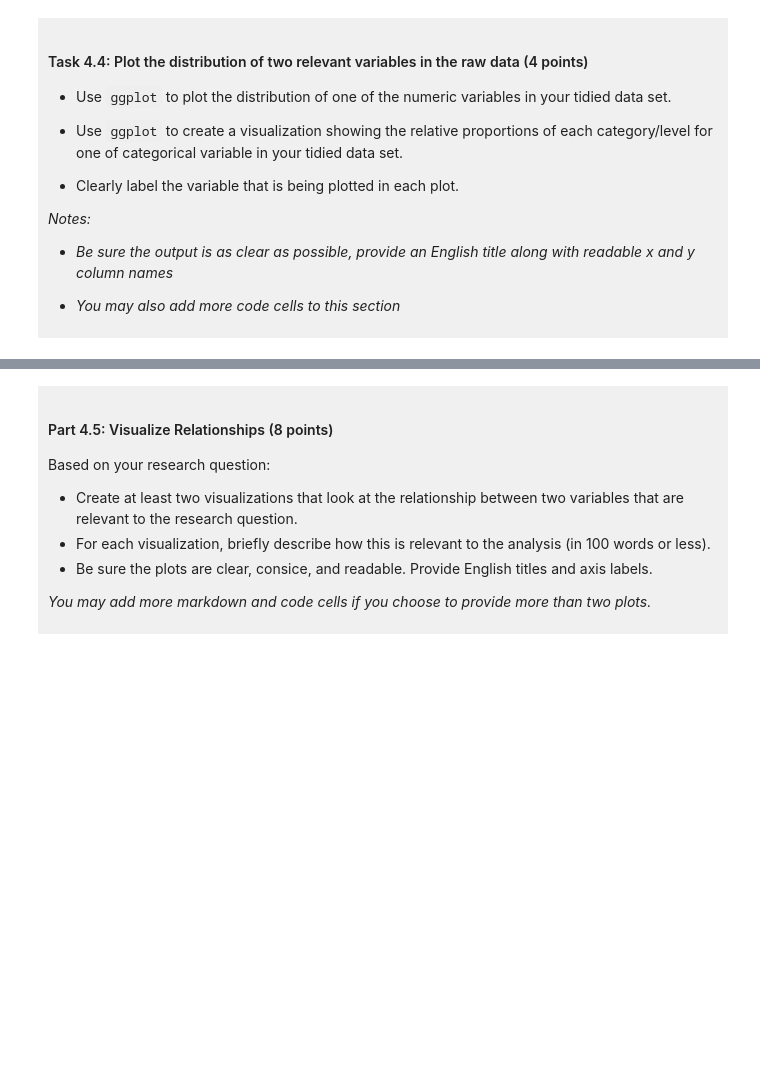
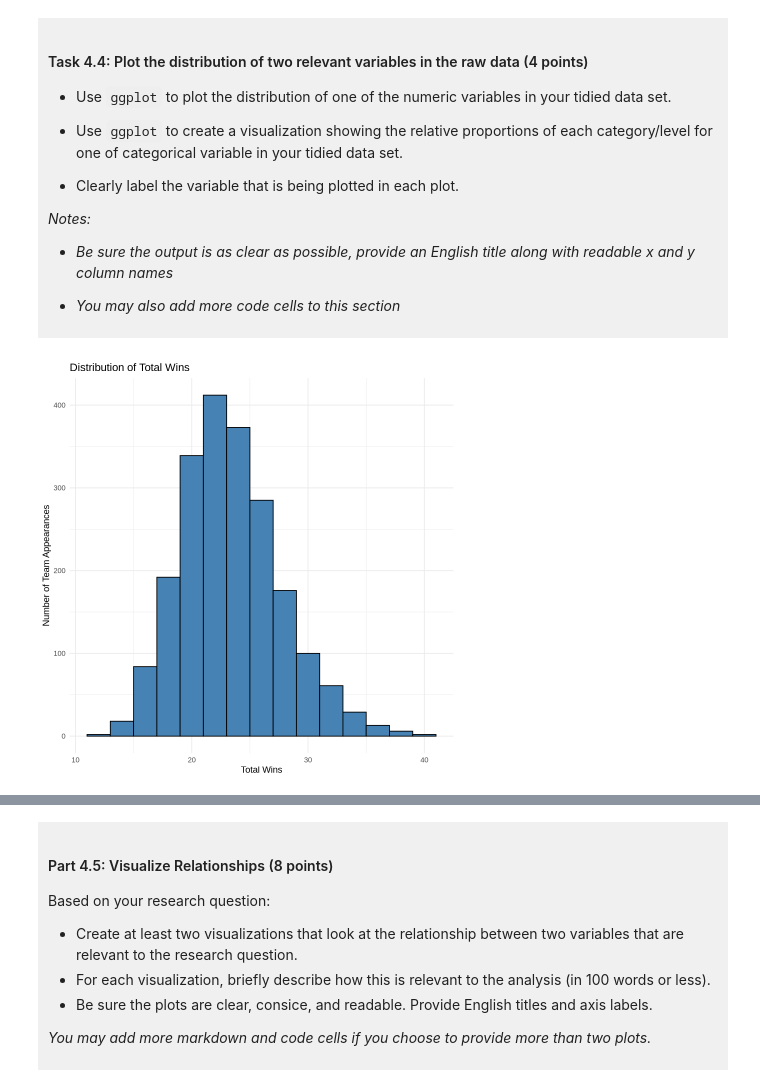
Before and after one commit to Haowei-Ning/deci-100-project-Haowei-Ning, a Jupyter notebook: dsci-100-project-notebook.ipynb, the cells around one changed output, grey strips where cells are left out. Saved outputs shown, nothing was run; the diff lists cells and outputs as text; code cells hidden in the pictures; blank space fills up the shorter version.

```diff
--- a/dsci-100-project-notebook.ipynb
+++ b/dsci-100-project-notebook.ipynb
@@ -293,5 +338,15 @@ You will refine your research question (if needed) and produce a tidy data set.
 
 </div>
 # %%
-### EDIT THIS CODE CELL FOR PLOT 1 ###
+# Plot 1: Distribution of total wins
+ggplot(basketball_clean, aes(x = total_wins)) +
+  geom_histogram(binwidth = 2, fill = "steelblue", color = "black") +
+  labs(
+    title = "Distribution of Total Wins",
+    x = "Total Wins",
+    y = "Number of Team Appearances"
+  ) +
+  theme_minimal()
+# %% [output]
+[figure, added]
 # %%
```
Also changed, not shown: parts of 10 cells of this notebook.
